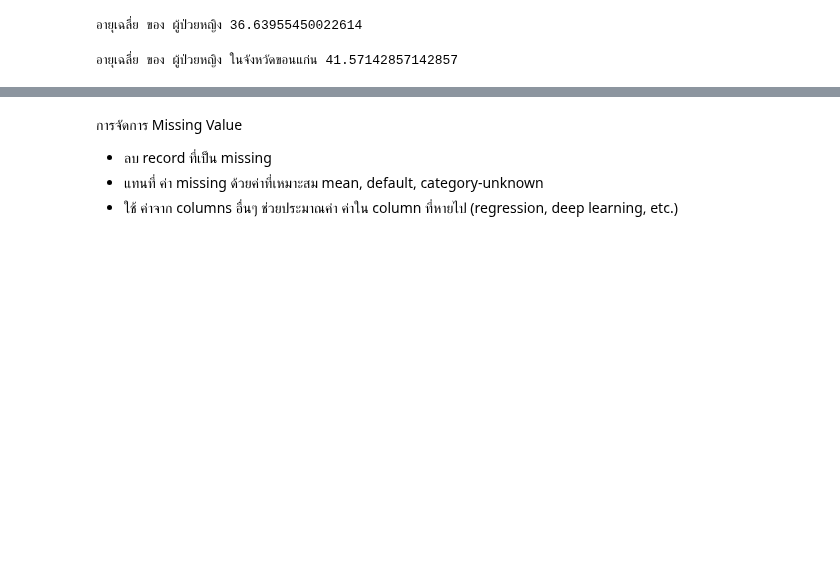
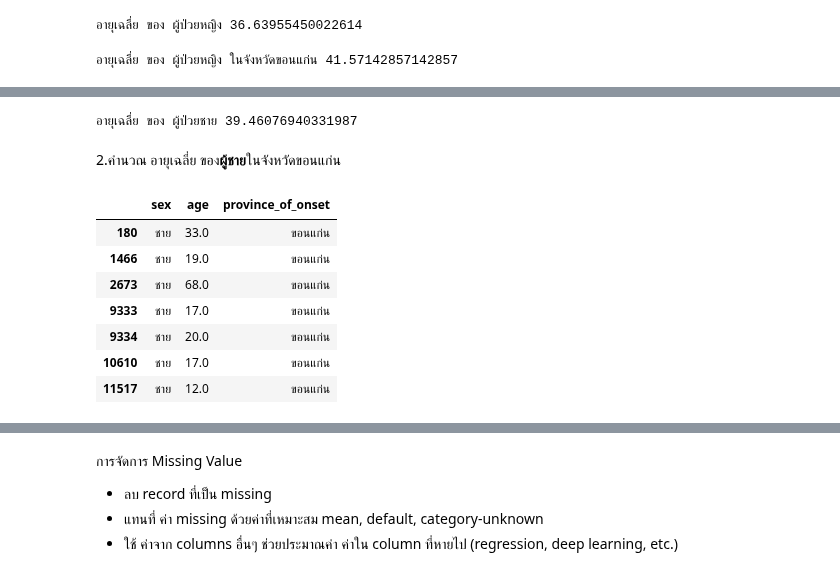
Before and after one commit to Wikanda-Hongboonmee/data_viz_2022, a Jupyter notebook: Pandas101.ipynb, the cells around one changed output, grey strips where cells are left out. Drawn from its saved outputs; the diff is of its cells as text; code cells hidden in the pictures; blank space fills up the shorter version.

```diff
--- a/Pandas101.ipynb
+++ b/Pandas101.ipynb
@@ -286,0 +330,3 @@ print(f'อายุเฉลี่ย ของ ผู้ป่วยหญิ
+# %%
+this_data = data_covid[['sex','age','province_of_onset']]
+this_data
@@ -286,0 +347,3 @@ print(f'อายุเฉลี่ย ของ ผู้ป่วยหญิ
+# %%
+male = this_data[this_data['sex']=='ชาย']
+male['age']
@@ -286,0 +363,26 @@ print(f'อายุเฉลี่ย ของ ผู้ป่วยหญิ
+# %%
+sum = 0
+N = 0
+for a in male['age']:
+
+    if a > 0:
+        sum += a # sum = sum + a
+        N += 1
+
+print(f'อายุเฉลี่ย ของ ผู้ป่วยชาย {sum/N}')
+# %% [output]
+อายุเฉลี่ย ของ ผู้ป่วยชาย 39.46076940331987
+# %% [markdown]
+2.คำนวณ อายุเฉลี่ย ของ**ผู้ชาย**ในจังหวัดขอนแก่น
+# %%
+male_KK = male[male['province_of_onset']=='ขอนแก่น']
+male_KK
+# %% [output]
+|  | sex | age | province_of_onset |
+| 180 | ชาย | 33.0 | ขอนแก่น |
+| 1466 | ชาย | 19.0 | ขอนแก่น |
+| 2673 | ชาย | 68.0 | ขอนแก่น |
+| 9333 | ชาย | 17.0 | ขอนแก่น |
+| 9334 | ชาย | 20.0 | ขอนแก่น |
+| 10610 | ชาย | 17.0 | ขอนแก่น |
+| 11517 | ชาย | 12.0 | ขอนแก่น |
```
Also changed, not shown: parts of 16 cells of this notebook.
